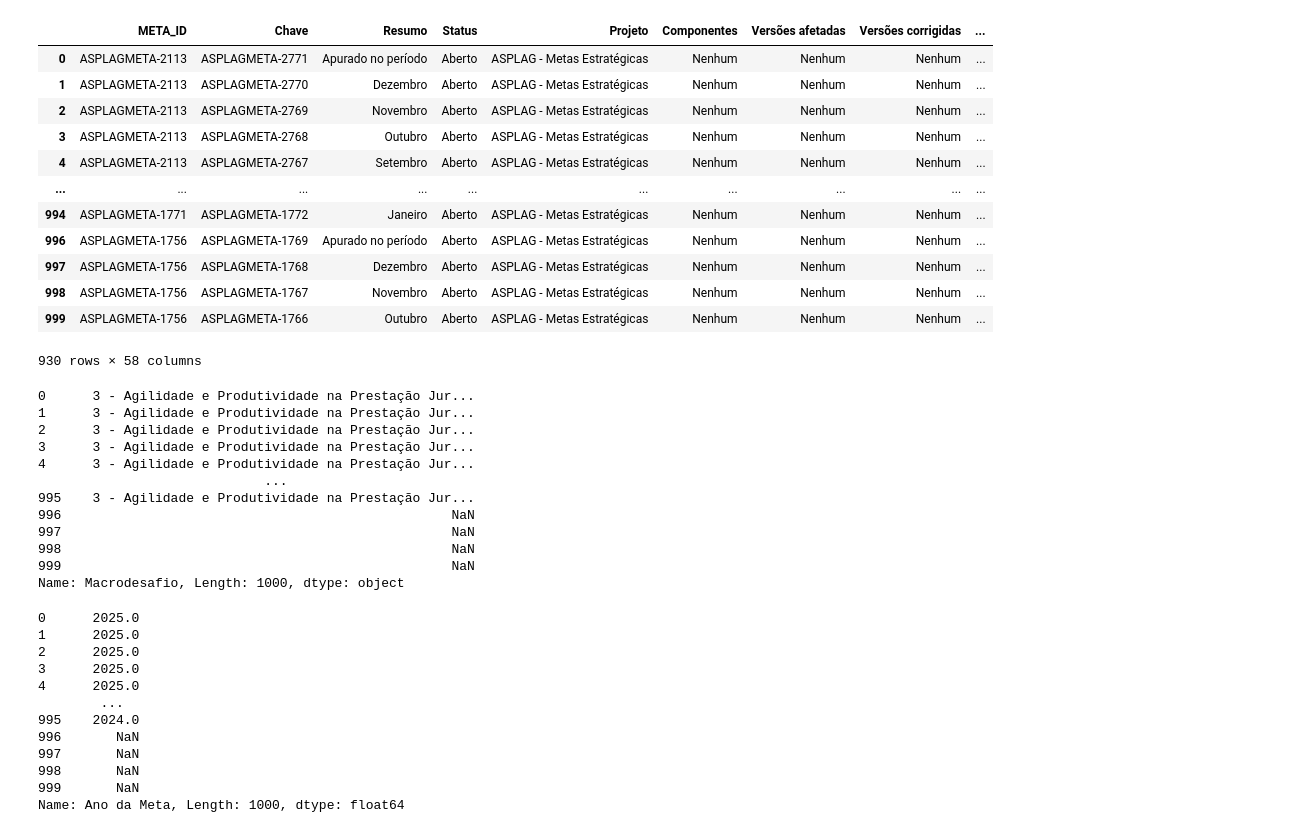
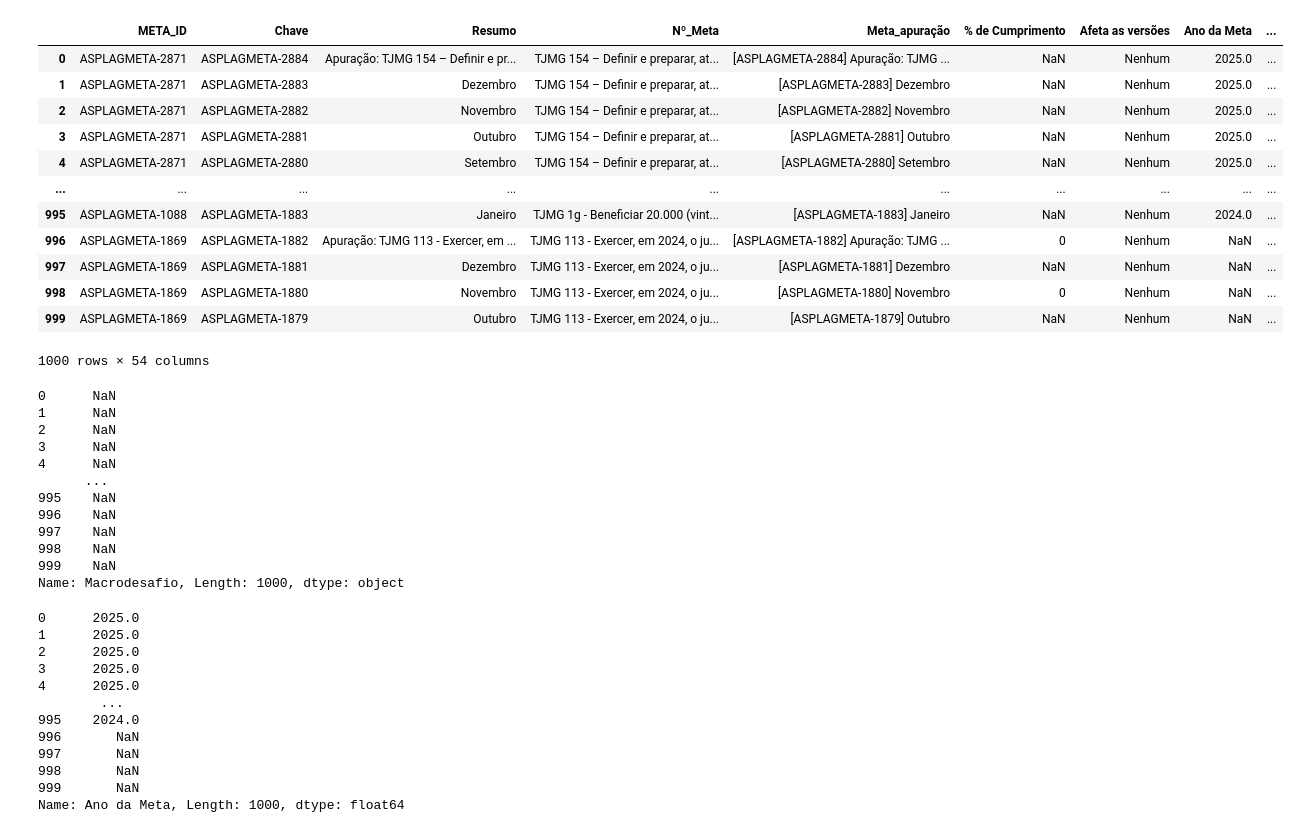
Before and after one commit to DanEl23/extracao_jira, a Jupyter notebook: códigos antigos/Tratamento_mala_direta.ipynb, the cells around one changed output. Drawn from its saved outputs; the diff is of its cells as text; code cells hidden in the pictures.

Commit message:
Correção das extrações e padronização das tabelas de metas

```diff
--- a/códigos antigos/Tratamento_mala_direta.ipynb
+++ b/códigos antigos/Tratamento_mala_direta.ipynb
@@ -1,26 +1,26 @@
 # %%
 import pandas as pd
 
-df = pd.read_excel("exports/dados_exportados_jira_adaptado.xlsx")
+df = pd.read_excel("dados_exportados_jira_adaptado.xlsx")
 
 mask_resumo = df["Chave"].astype(str).str.strip().eq("Resumo")
-df["MetaKey"] = df["Resumo"].where(mask_resumo, df["Pai"])
+df["MetaKey"] = df["Resumo"].where(mask_resumo, df["META_ID"])
 
 df[(df['Chave'] != 'Resumo')]
 # %% [output]
-|  | META_ID | Chave | Resumo | Status | Projeto | Componentes | Versões afetadas | Versões corrigidas | ... |
-| 0 | ASPLAGMETA-2113 | ASPLAGMETA-2771 | Apurado no período | Aberto | ASPLAG - Metas Estratégicas | Nenhum | Nenhum | Nenhum | ... |
-| 1 | ASPLAGMETA-2113 | ASPLAGMETA-2770 | Dezembro | Aberto | ASPLAG - Metas Estratégicas | Nenhum | Nenhum | Nenhum | ... |
-| 2 | ASPLAGMETA-2113 | ASPLAGMETA-2769 | Novembro | Aberto | ASPLAG - Metas Estratégicas | Nenhum | Nenhum | Nenhum | ... |
-| 3 | ASPLAGMETA-2113 | ASPLAGMETA-2768 | Outubro | Aberto | ASPLAG - Metas Estratégicas | Nenhum | Nenhum | Nenhum | ... |
-| 4 | ASPLAGMETA-2113 | ASPLAGMETA-2767 | Setembro | Aberto | ASPLAG - Metas Estratégicas | Nenhum | Nenhum | Nenhum | ... |
+|  | META_ID | Chave | Resumo | Nº_Meta | Meta_apuração | % de Cumprimento | Afeta as versões | Ano da Meta | ... |
+| 0 | ASPLAGMETA-2871 | ASPLAGMETA-2884 | Apuração: TJMG 154 – Definir e pr... | TJMG 154 – Definir e preparar, at... | [ASPLAGMETA-2884] Apuração: TJMG ... | NaN | Nenhum | 2025.0 | ... |
+| 1 | ASPLAGMETA-2871 | ASPLAGMETA-2883 | Dezembro | TJMG 154 – Definir e preparar, at... | [ASPLAGMETA-2883] Dezembro | NaN | Nenhum | 2025.0 | ... |
+| 2 | ASPLAGMETA-2871 | ASPLAGMETA-2882 | Novembro | TJMG 154 – Definir e preparar, at... | [ASPLAGMETA-2882] Novembro | NaN | Nenhum | 2025.0 | ... |
+| 3 | ASPLAGMETA-2871 | ASPLAGMETA-2881 | Outubro | TJMG 154 – Definir e preparar, at... | [ASPLAGMETA-2881] Outubro | NaN | Nenhum | 2025.0 | ... |
+| 4 | ASPLAGMETA-2871 | ASPLAGMETA-2880 | Setembro | TJMG 154 – Definir e preparar, at... | [ASPLAGMETA-2880] Setembro | NaN | Nenhum | 2025.0 | ... |
 | ... | ... | ... | ... | ... | ... | ... | ... | ... | ... |
-| 994 | ASPLAGMETA-1771 | ASPLAGMETA-1772 | Janeiro | Aberto | ASPLAG - Metas Estratégicas | Nenhum | Nenhum | Nenhum | ... |
-| 996 | ASPLAGMETA-1756 | ASPLAGMETA-1769 | Apurado no período | Aberto | ASPLAG - Metas Estratégicas | Nenhum | Nenhum | Nenhum | ... |
-| 997 | ASPLAGMETA-1756 | ASPLAGMETA-1768 | Dezembro | Aberto | ASPLAG - Metas Estratégicas | Nenhum | Nenhum | Nenhum | ... |
-| 998 | ASPLAGMETA-1756 | ASPLAGMETA-1767 | Novembro | Aberto | ASPLAG - Metas Estratégicas | Nenhum | Nenhum | Nenhum | ... |
-| 999 | ASPLAGMETA-1756 | ASPLAGMETA-1766 | Outubro | Aberto | ASPLAG - Metas Estratégicas | Nenhum | Nenhum | Nenhum | ... |
+| 995 | ASPLAGMETA-1088 | ASPLAGMETA-1883 | Janeiro | TJMG 1g - Beneficiar 20.000 (vint... | [ASPLAGMETA-1883] Janeiro | NaN | Nenhum | 2024.0 | ... |
+| 996 | ASPLAGMETA-1869 | ASPLAGMETA-1882 | Apuração: TJMG 113 - Exercer, em ... | TJMG 113 - Exercer, em 2024, o ju... | [ASPLAGMETA-1882] Apuração: TJMG ... | 0 | Nenhum | NaN | ... |
+| 997 | ASPLAGMETA-1869 | ASPLAGMETA-1881 | Dezembro | TJMG 113 - Exercer, em 2024, o ju... | [ASPLAGMETA-1881] Dezembro | NaN | Nenhum | NaN | ... |
+| 998 | ASPLAGMETA-1869 | ASPLAGMETA-1880 | Novembro | TJMG 113 - Exercer, em 2024, o ju... | [ASPLAGMETA-1880] Novembro | 0 | Nenhum | NaN | ... |
+| 999 | ASPLAGMETA-1869 | ASPLAGMETA-1879 | Outubro | TJMG 113 - Exercer, em 2024, o ju... | [ASPLAGMETA-1879] Outubro | NaN | Nenhum | NaN | ... |
-930 rows × 58 columns
+1000 rows × 54 columns
 # %%
 # propagar Macrodesafio dos resumos para as linhas filhas
 macro_map = (
@@ -37,17 +37,17 @@ df.loc[mask_macro_vazio, "Macrodesafio"] = df.loc[mask_macro_vazio, "MetaKey"].m
 
 df['Macrodesafio']
 # %% [output]
-0      3 - Agilidade e Produtividade na Prestação Jur...
-1      3 - Agilidade e Produtividade na Prestação Jur...
-2      3 - Agilidade e Produtividade na Prestação Jur...
-3      3 - Agilidade e Produtividade na Prestação Jur...
-4      3 - Agilidade e Produtividade na Prestação Jur...
-                             ...
-995    3 - Agilidade e Produtividade na Prestação Jur...
-996                                                  NaN
-997                                                  NaN
-998                                                  NaN
-999                                                  NaN
+0      NaN
+1      NaN
+2      NaN
+3      NaN
+4      NaN
+      ...
+995    NaN
+996    NaN
+997    NaN
+998    NaN
+999    NaN
 Name: Macrodesafio, Length: 1000, dtype: object
 # %%
 # propagar Ano da Meta dos resumos para as linhas filhas
```
Also changed, not shown: parts of 6 cells of this notebook, 34 other files.
